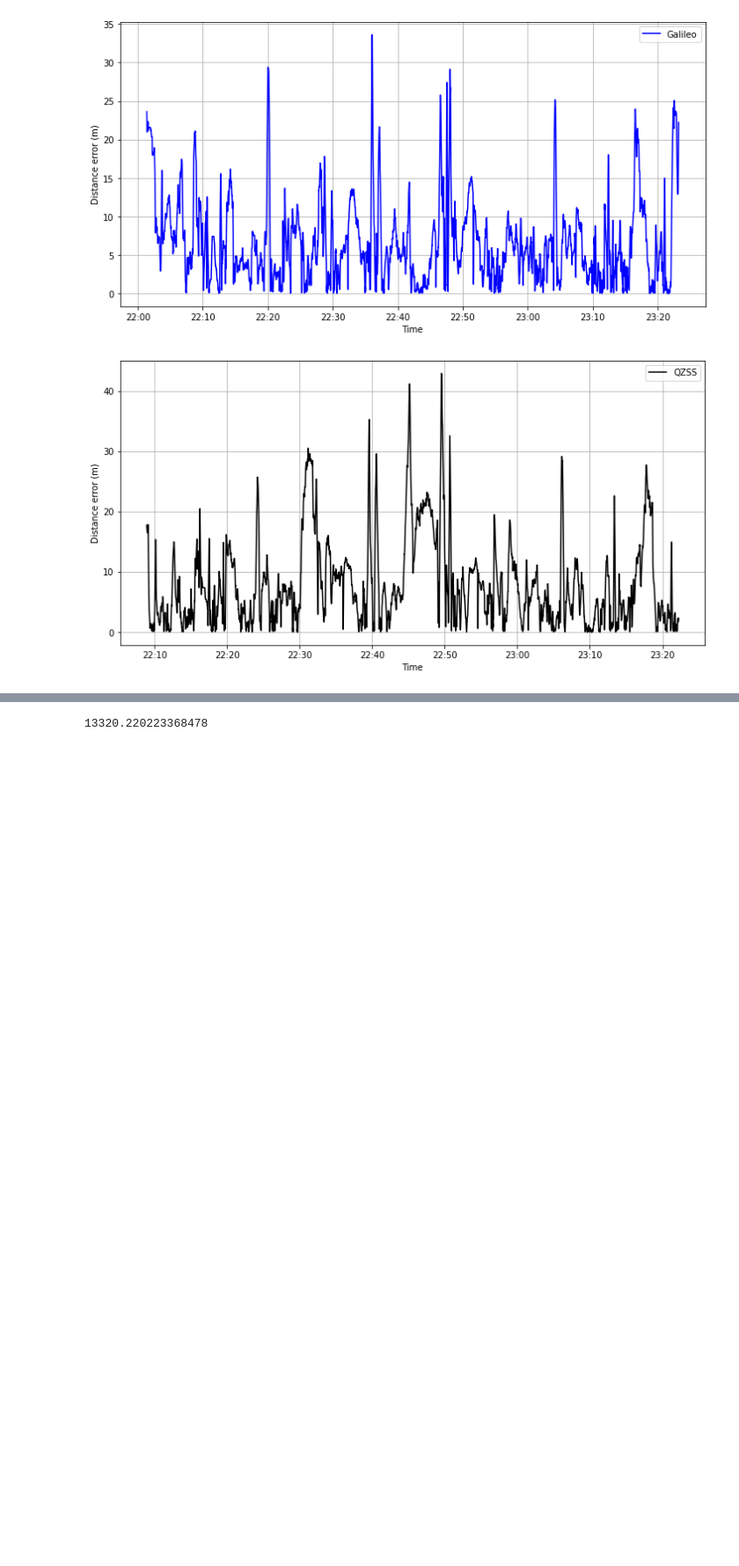
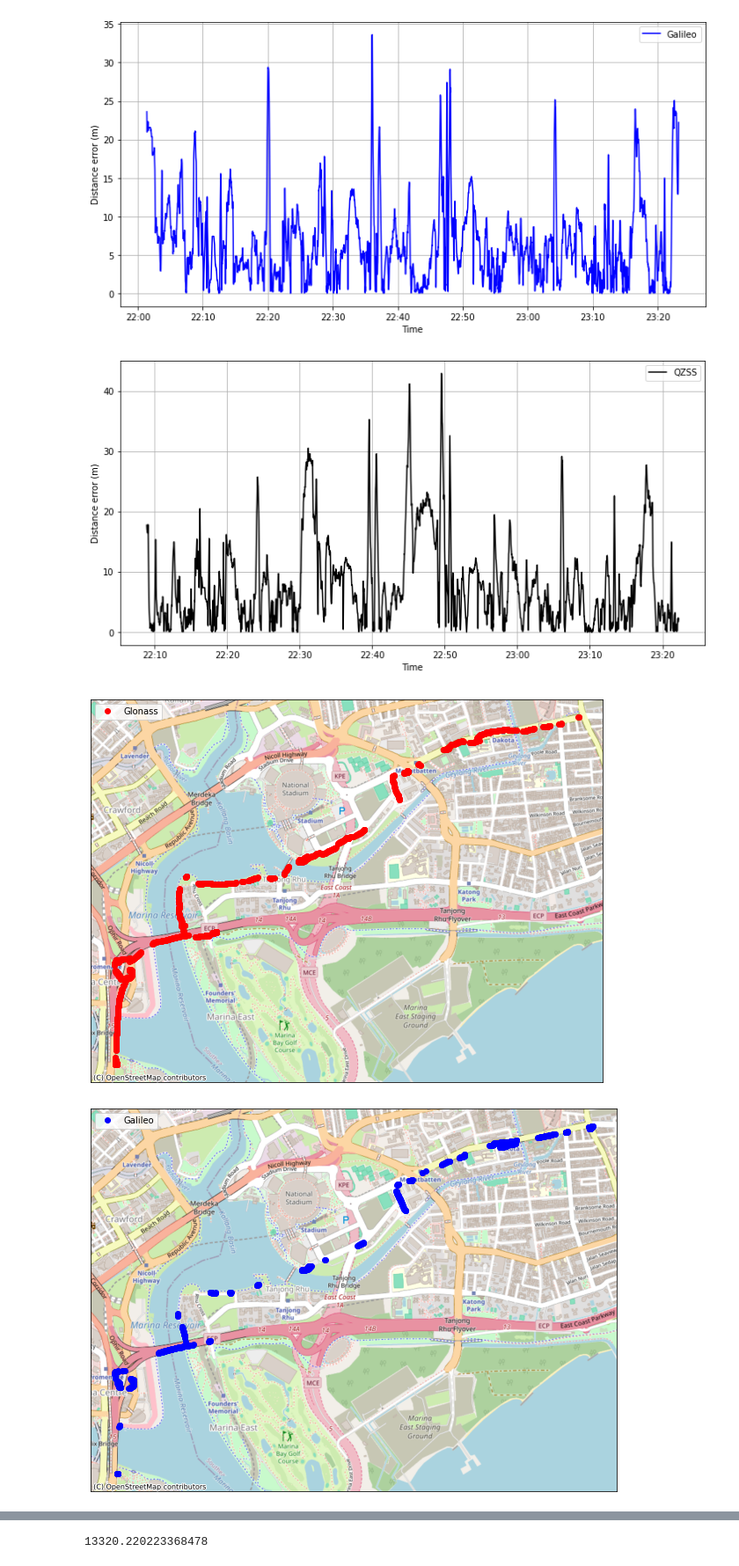
Before and after one commit to evgeniyarbatov/polar-vantage-v-gps, a Jupyter notebook: notebooks/Benjamin Sheares Bridge.ipynb, the cells around one changed output, grey strips where cells are left out. Shown at 88% size. Drawn from its saved outputs; the diff is of its cells as text; code cells hidden in the pictures; blank space fills up the shorter version.

Commit message:
Error plots

```diff
--- a/notebooks/Benjamin Sheares Bridge.ipynb
+++ b/notebooks/Benjamin Sheares Bridge.ipynb
@@ -108,3 +108,20 @@ plot_error(qzss_df, 'black', 'QZSS')
 [figure]
 [figure]
 [figure]
+# %%
+def plot_error_map(df, color, label):
+    plt.figure(figsize=(15, 8))
+    plt.plot(df['longitude'], df['latitude'], 'o', color=color, label=label)
+    ctx.add_basemap(plt.gca(), crs='EPSG:4326', source=ctx.providers.OpenStreetMap.Mapnik)
+    plt.legend()
+    plt.xticks([], [])
+    plt.yticks([], [])
+    plt.tick_params(axis='both', which='both', bottom=False, top=False, left=False, right=False)
+    plt.show()
+
+plot_error_map(glonass_df[glonass_df['distance_to_route'] > 10], 'red', 'Glonass')
+plot_error_map(galileo_df[galileo_df['distance_to_route'] > 10], 'blue', 'Galileo')
+plot_error_map(qzss_df[qzss_df['distance_to_route'] > 10], 'black', 'QZSS')
+# %% [output]
+[figure, added]
+[figure, added]
```
Also changed, not shown: parts of 1 cell of this notebook.
